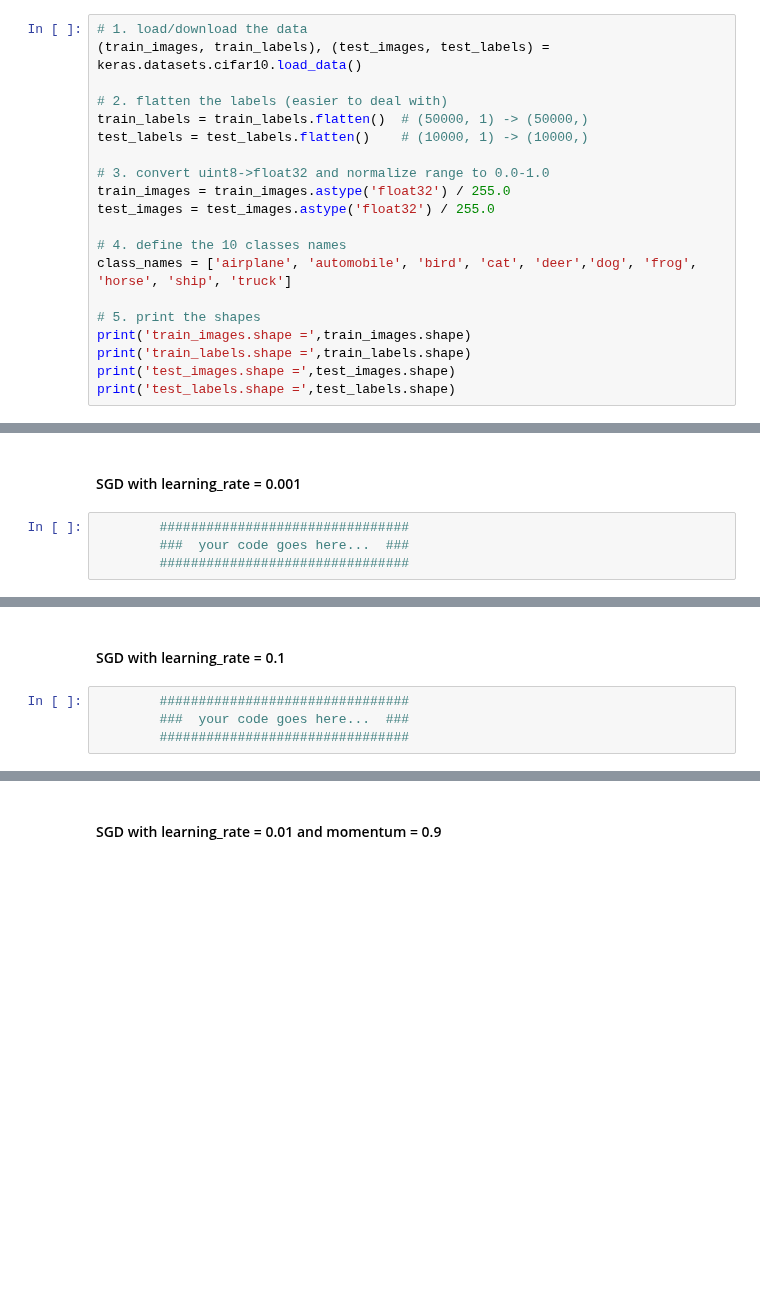
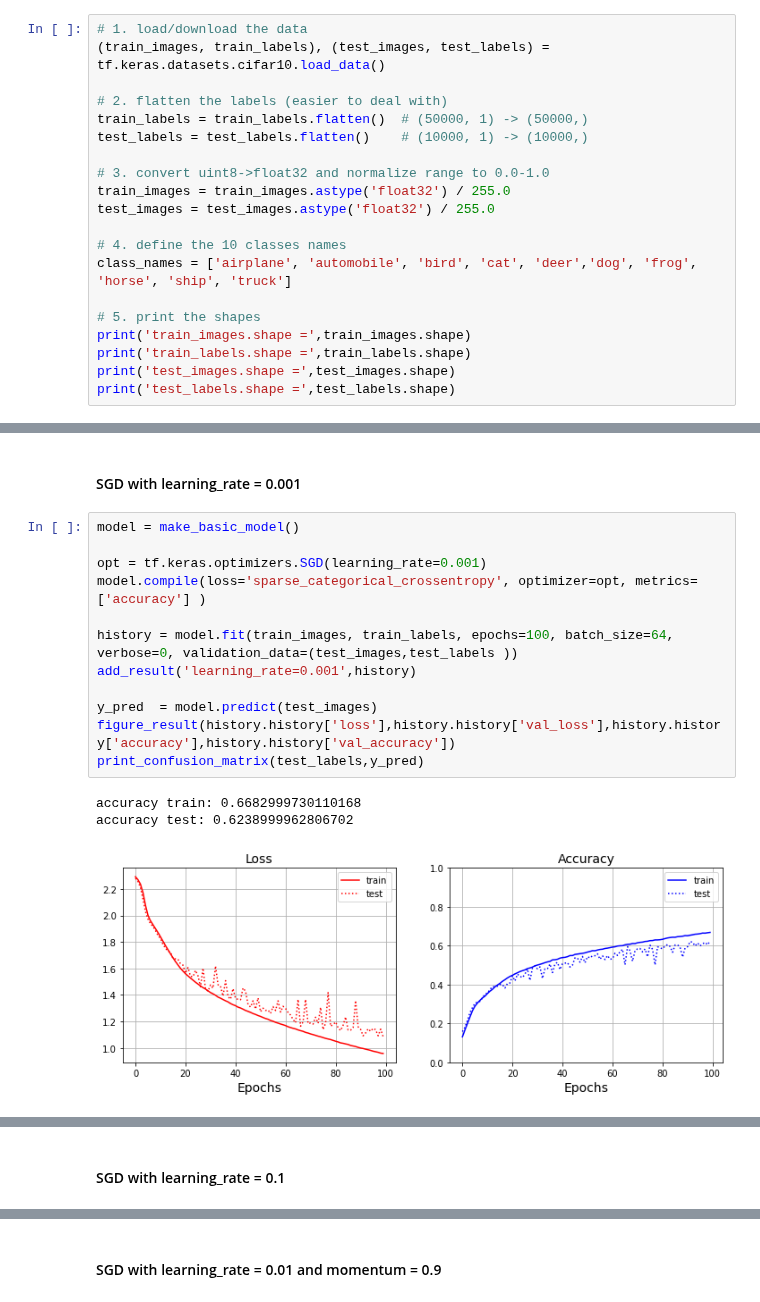
Before and after one commit to sergienko4/deep-learing, a Jupyter notebook: ex4.ipynb, the cells around one changed output, grey strips where cells are left out. Saved outputs shown, nothing was run; the diff lists cells and outputs as text; blank space fills up the shorter version.

```diff
--- a/ex4.ipynb
+++ b/ex4.ipynb
@@ -25,7 +27,7 @@ print(tf.__version__)
 We will use the same CIFAR-10 dataset as in Ex.3:
 # %%
 # 1. load/download the data
-(train_images, train_labels), (test_images, test_labels) = keras.datasets.cifar10.load_data()
+(train_images, train_labels), (test_images, test_labels) = tf.keras.datasets.cifar10.load_data()
 
 # 2. flatten the labels (easier to deal with)
 train_labels = train_labels.flatten()  # (50000, 1) -> (50000,)
@@ -97,6 +161,18 @@ Train each model for 100 epochs with a batch size of 64 (remember to use a GPU),
 # %% [markdown]
 #### SGD with learning_rate = 0.001
-# %%
-        ################################
-        ###  your code goes here...  ###
-        ################################
+# %%
+model = make_basic_model()
+
+opt = tf.keras.optimizers.SGD(learning_rate=0.001)
+model.compile(loss='sparse_categorical_crossentropy', optimizer=opt, metrics=['accuracy'] )
+
+history = model.fit(train_images, train_labels, epochs=100, batch_size=64, verbose=0, validation_data=(test_images,test_labels ))
+add_result('learning_rate=0.001',history)
+
+y_pred  = model.predict(test_images)
+figure_result(history.history['loss'],history.history['val_loss'],history.history['accuracy'],history.history['val_accuracy'])
+print_confusion_matrix(test_labels,y_pred)
+# %% [output]
+accuracy train: 0.6682999730110168
+accuracy test: 0.6238999962806702
+[figure, added]
@@ -103,6 +180,2 @@ Train each model for 100 epochs with a batch size of 64 (remember to use a GPU),
 # %% [markdown]
 #### SGD with learning_rate = 0.1
-# %%
-        ################################
-        ###  your code goes here...  ###
-        ################################
```
Also changed, not shown: parts of 18 cells of this notebook.
